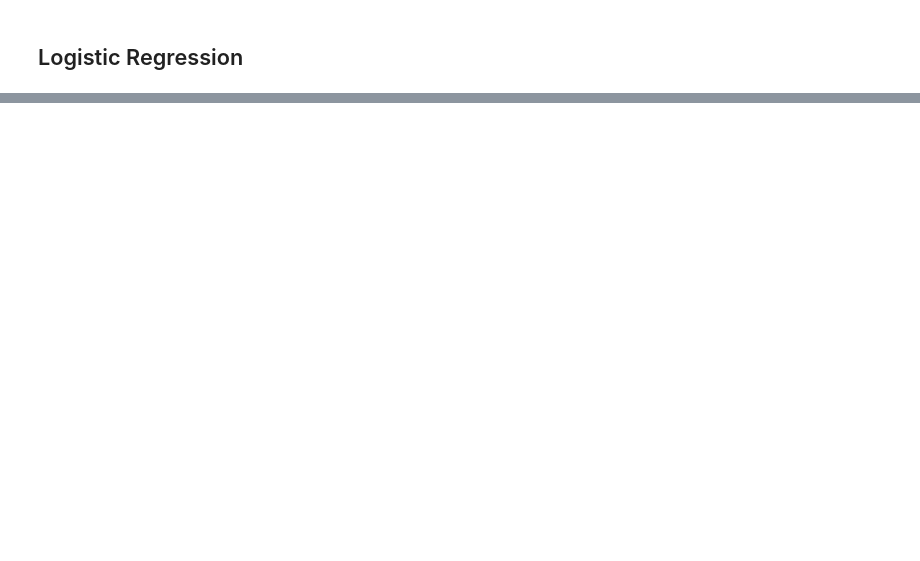
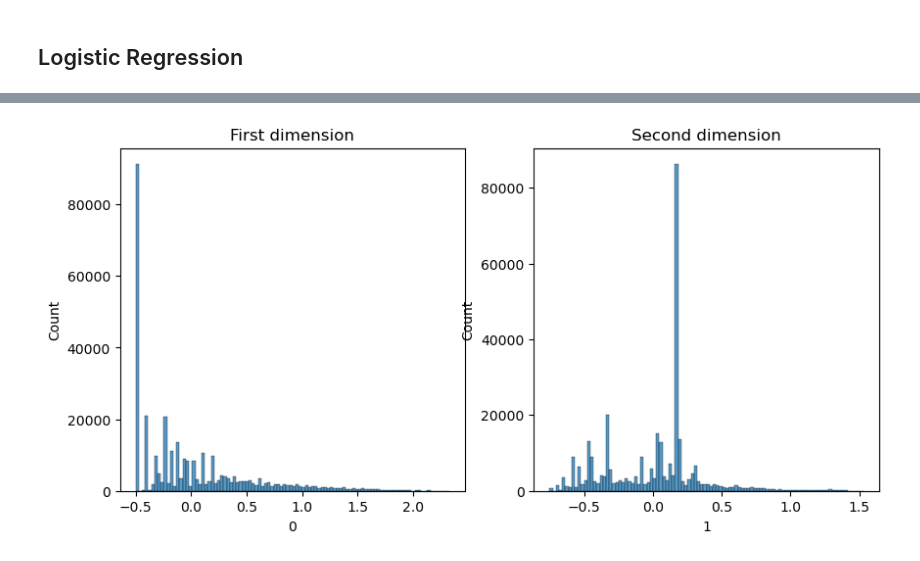
Before and after one commit to zaynebmellouli/CVD_prediction, a Jupyter notebook: run_test.ipynb, the cells around one changed output, grey strips where cells are left out. Saved outputs shown, nothing was run; the diff lists cells and outputs as text; code cells hidden in the pictures; blank space fills up the shorter version.

Commit message:
added run_test2.ipynb f1=0.360

```diff
--- a/run_test.ipynb
+++ b/run_test.ipynb
@@ -304,7 +318,8 @@ special bed, or a special telephone? "
 # Dimensionality Reduction
 # %%
 # Keep only the features with a NMI above a certain threshold
-threshold = 0.02
+# threshold = 0.02
+threshold = -1 # keep all features
 selected_features_2 = [selected_features[i] for i in range(len(selected_features)) if NMI[i] > threshold]
 x_train_filtered_2 = x_train_filtered[:, [selected_features.index(feature) for feature in selected_features_2]]
 print(f"Selected {len(selected_features_2)} features over {len(selected_features)}")
@@ -517,0 +494,9 @@ Test accuracy: 0.7474972191323693, precision: 0.2257591834672326, recall: 0.7816
+# %%
+# apply MCA (Multiple classification analysis)
+import pandas as pd
+import prince
+
+X = pd.DataFrame(x_train_filtered_2, columns=selected_features_2)
+# set all dtypes to string in X
+X = X.astype(str)
+print(X)
@@ -517,0 +521,18 @@ Test accuracy: 0.7474972191323693, precision: 0.2257591834672326, recall: 0.7816
+# %%
+mca = prince.MCA(n_components=5)
+mca = mca.fit(X)
+mca = mca.transform(X) # same as calling ca.fs_r_sup(df_new) for *another* test set.
+# %%
+# plot histogram of the first two dimensions using seaborn
+plt.figure(figsize=(10, 10))
+# first dimension
+plt.subplot(2, 2, 1)
+sns.histplot(mca.iloc[:, 0], bins=100)
+plt.title('First dimension')
+# second dimension
+plt.subplot(2, 2, 2)
+sns.histplot(mca.iloc[:, 1], bins=100)
+plt.title('Second dimension')
+plt.show()
+# %% [output]
+[figure, added]
```
Also changed, not shown: parts of 25 cells of this notebook, 1 other file.
